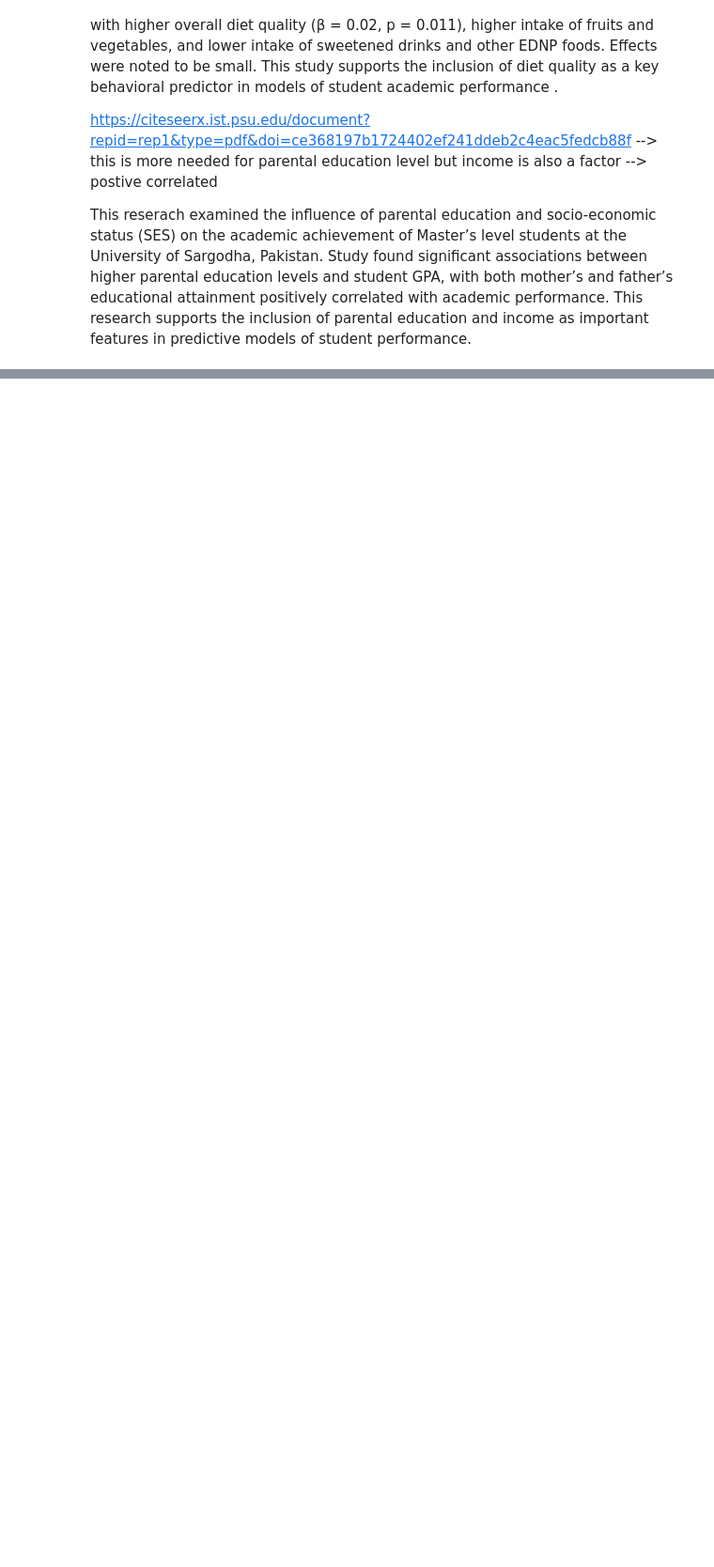
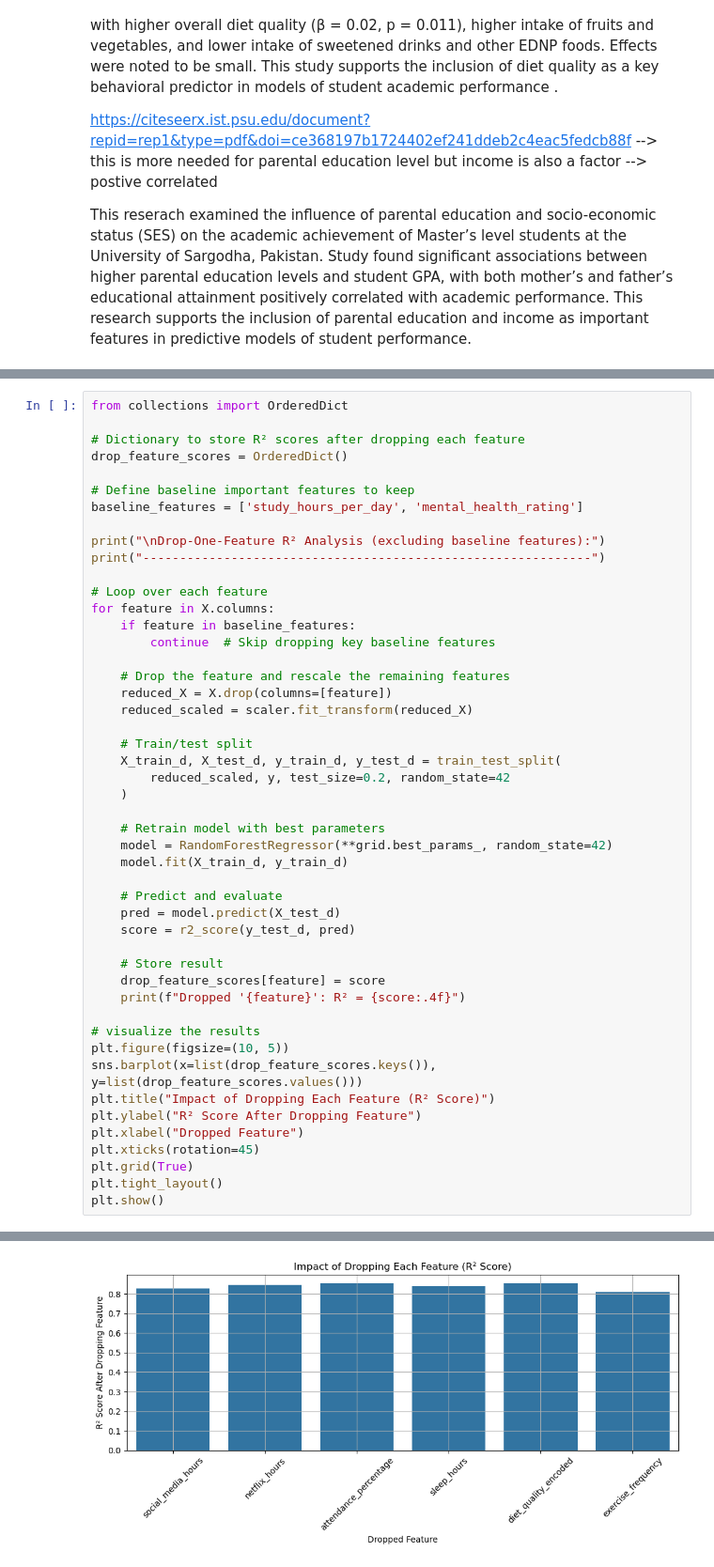
Before and after one commit to James-1337/ECS-171-Project, a Jupyter notebook: EDA_Shifanaaz.ipynb, the cells around one changed output, grey strips where cells are left out. Shown at 94% size. Cells and saved outputs as stored; diff of their text form; blank space fills up the shorter version.

```diff
--- a/EDA_Shifanaaz.ipynb
+++ b/EDA_Shifanaaz.ipynb
@@ -269,0 +404,49 @@ This reserach examined the influence of parental education and socio-economic st
+# %%
+from collections import OrderedDict
+
+# Dictionary to store R² scores after dropping each feature
+drop_feature_scores = OrderedDict()
+
+# Define baseline important features to keep
+baseline_features = ['study_hours_per_day', 'mental_health_rating']
+
+print("\nDrop-One-Feature R² Analysis (excluding baseline features):")
+print("-------------------------------------------------------------")
+
+# Loop over each feature
+for feature in X.columns:
+    if feature in baseline_features:
+        continue  # Skip dropping key baseline features
+
+    # Drop the feature and rescale the remaining features
+    reduced_X = X.drop(columns=[feature])
+    reduced_scaled = scaler.fit_transform(reduced_X)
+
+    # Train/test split
+    X_train_d, X_test_d, y_train_d, y_test_d = train_test_split(
+        reduced_scaled, y, test_size=0.2, random_state=42
+    )
+
+    # Retrain model with best parameters
+    model = RandomForestRegressor(**grid.best_params_, random_state=42)
+    model.fit(X_train_d, y_train_d)
+
+    # Predict and evaluate
+    pred = model.predict(X_test_d)
+    score = r2_score(y_test_d, pred)
+
+    # Store result
+    drop_feature_scores[feature] = score
+    print(f"Dropped '{feature}': R² = {score:.4f}")
+
+# visualize the results
+plt.figure(figsize=(10, 5))
+sns.barplot(x=list(drop_feature_scores.keys()), y=list(drop_feature_scores.values()))
+plt.title("Impact of Dropping Each Feature (R² Score)")
+plt.ylabel("R² Score After Dropping Feature")
+plt.xlabel("Dropped Feature")
+plt.xticks(rotation=45)
+plt.grid(True)
+plt.tight_layout()
+plt.show()
+# %% [output]
@@ -269,0 +461 @@ This reserach examined the influence of parental education and socio-economic st
+[figure, added]
```
Also changed, not shown: parts of 11 cells of this notebook.
